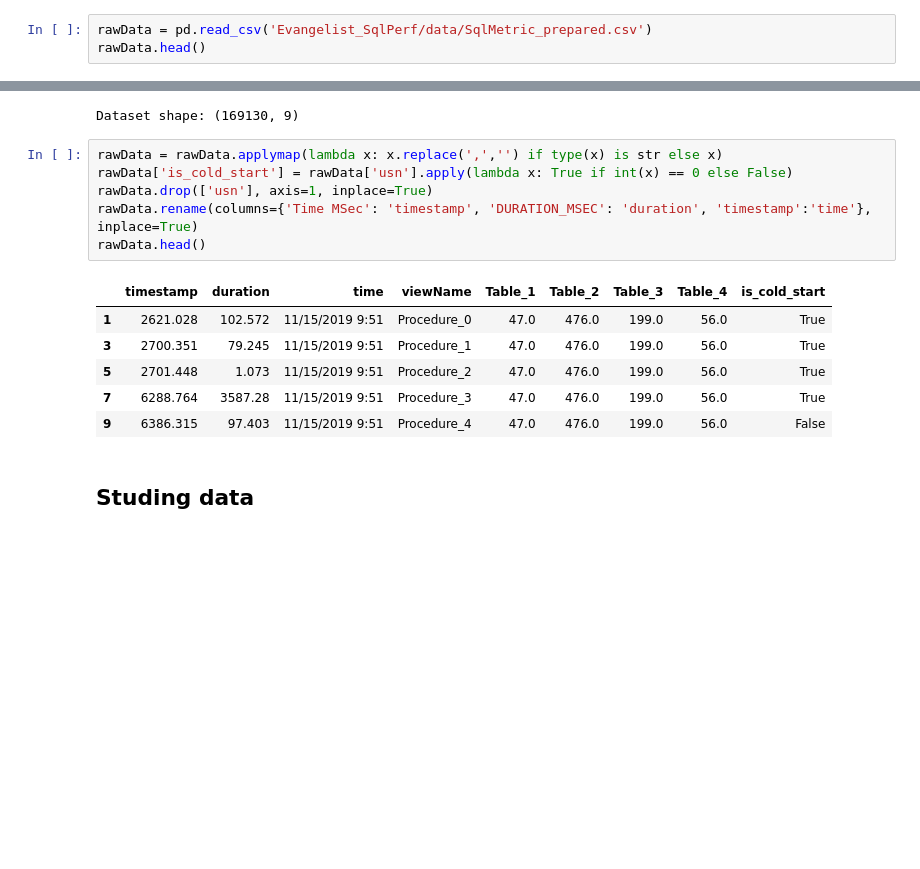
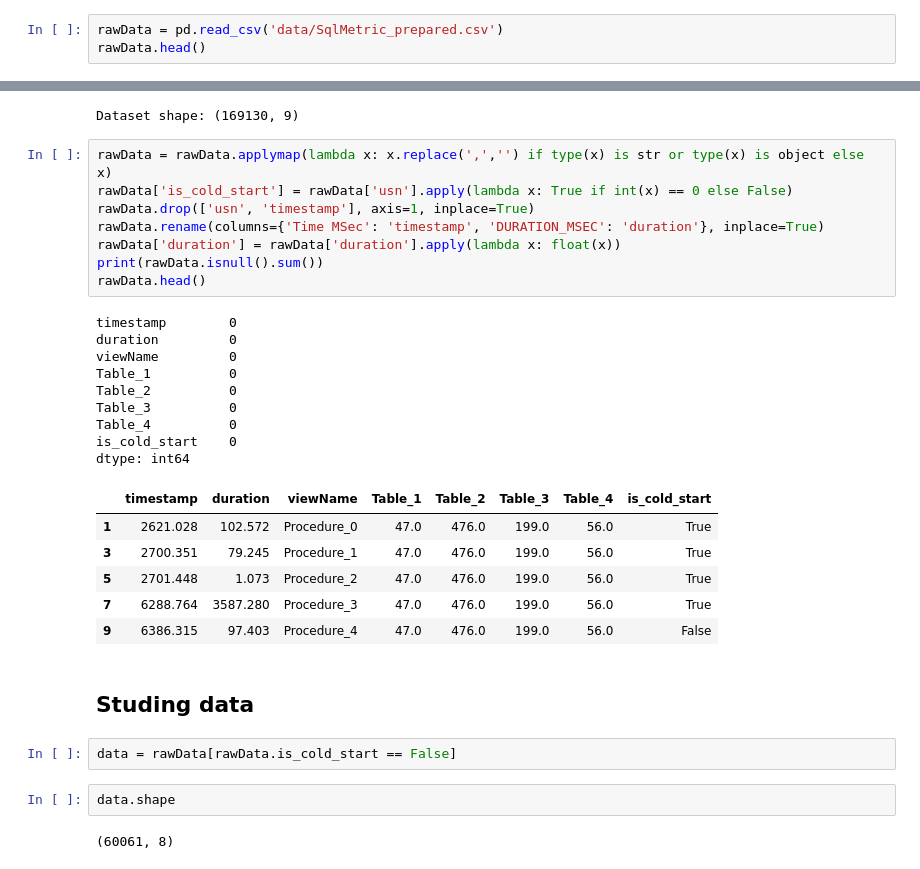
Before and after one commit to tonnyeremin/Software-Perfomance, a Jupyter notebook: SqlMetrics/Evangelist_Perf_Processing.ipynb, the cells around one changed output, grey strips where cells are left out. Saved outputs shown, nothing was run; the diff lists cells and outputs as text; blank space fills up the shorter version.

```diff
--- a/SqlMetrics/Evangelist_Perf_Processing.ipynb
+++ b/SqlMetrics/Evangelist_Perf_Processing.ipynb
@@ -4,6 +13,6 @@ import numpy as np
 # %% [markdown]
 ## Data Cleaning
 # %%
-rawData = pd.read_csv('Evangelist_SqlPerf/data/SqlMetric_prepared.csv')
+rawData = pd.read_csv('data/SqlMetric_prepared.csv')
 rawData.head()
 # %% [output]
@@ -106,17 +120,34 @@ print('Dataset shape: {}'.format(rawData.shape))
 # %% [output]
 Dataset shape: (169130, 9)
 # %%
-rawData = rawData.applymap(lambda x: x.replace(',','') if type(x) is str else x)
+rawData = rawData.applymap(lambda x: x.replace(',','') if type(x) is str or type(x) is object else x)
 rawData['is_cold_start'] = rawData['usn'].apply(lambda x: True if int(x) == 0 else False)
-rawData.drop(['usn'], axis=1, inplace=True)
-rawData.rename(columns={'Time MSec': 'timestamp', 'DURATION_MSEC': 'duration', 'timestamp':'time'}, inplace=True)
+rawData.drop(['usn', 'timestamp'], axis=1, inplace=True)
+rawData.rename(columns={'Time MSec': 'timestamp', 'DURATION_MSEC': 'duration'}, inplace=True)
+rawData['duration'] = rawData['duration'].apply(lambda x: float(x))
+print(rawData.isnull().sum())
 rawData.head()
 # %% [output]
+timestamp        0
+duration         0
+viewName         0
+Table_1          0
+Table_2          0
+Table_3          0
+Table_4          0
+is_cold_start    0
+dtype: int64
-|  | timestamp | duration | time | viewName | Table_1 | Table_2 | Table_3 | Table_4 | is_cold_start |
-| 1 | 2621.028 | 102.572 | 11/15/2019 9:51 | Procedure_0 | 47.0 | 476.0 | 199.0 | 56.0 | True |
-| 3 | 2700.351 | 79.245 | 11/15/2019 9:51 | Procedure_1 | 47.0 | 476.0 | 199.0 | 56.0 | True |
-| 5 | 2701.448 | 1.073 | 11/15/2019 9:51 | Procedure_2 | 47.0 | 476.0 | 199.0 | 56.0 | True |
-| 7 | 6288.764 | 3587.28 | 11/15/2019 9:51 | Procedure_3 | 47.0 | 476.0 | 199.0 | 56.0 | True |
-| 9 | 6386.315 | 97.403 | 11/15/2019 9:51 | Procedure_4 | 47.0 | 476.0 | 199.0 | 56.0 | False |
+|  | timestamp | duration | viewName | Table_1 | Table_2 | Table_3 | Table_4 | is_cold_start |
+| 1 | 2621.028 | 102.572 | Procedure_0 | 47.0 | 476.0 | 199.0 | 56.0 | True |
+| 3 | 2700.351 | 79.245 | Procedure_1 | 47.0 | 476.0 | 199.0 | 56.0 | True |
+| 5 | 2701.448 | 1.073 | Procedure_2 | 47.0 | 476.0 | 199.0 | 56.0 | True |
+| 7 | 6288.764 | 3587.280 | Procedure_3 | 47.0 | 476.0 | 199.0 | 56.0 | True |
+| 9 | 6386.315 | 97.403 | Procedure_4 | 47.0 | 476.0 | 199.0 | 56.0 | False |
 # %% [markdown]
 ## Studing data
+# %%
+data = rawData[rawData.is_cold_start == False]
+# %%
+data.shape
+# %% [output]
+(60061, 8)
```
Also changed, not shown: parts of 8 cells of this notebook.
